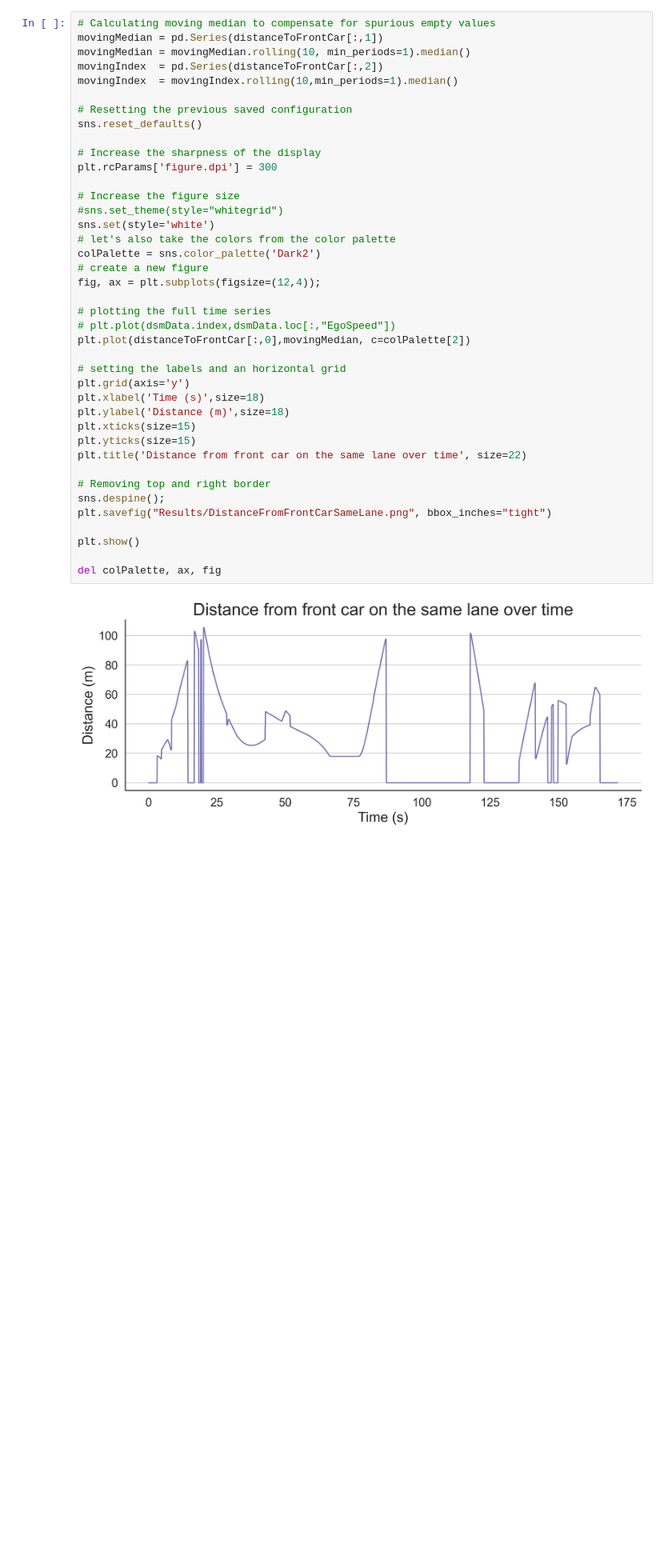
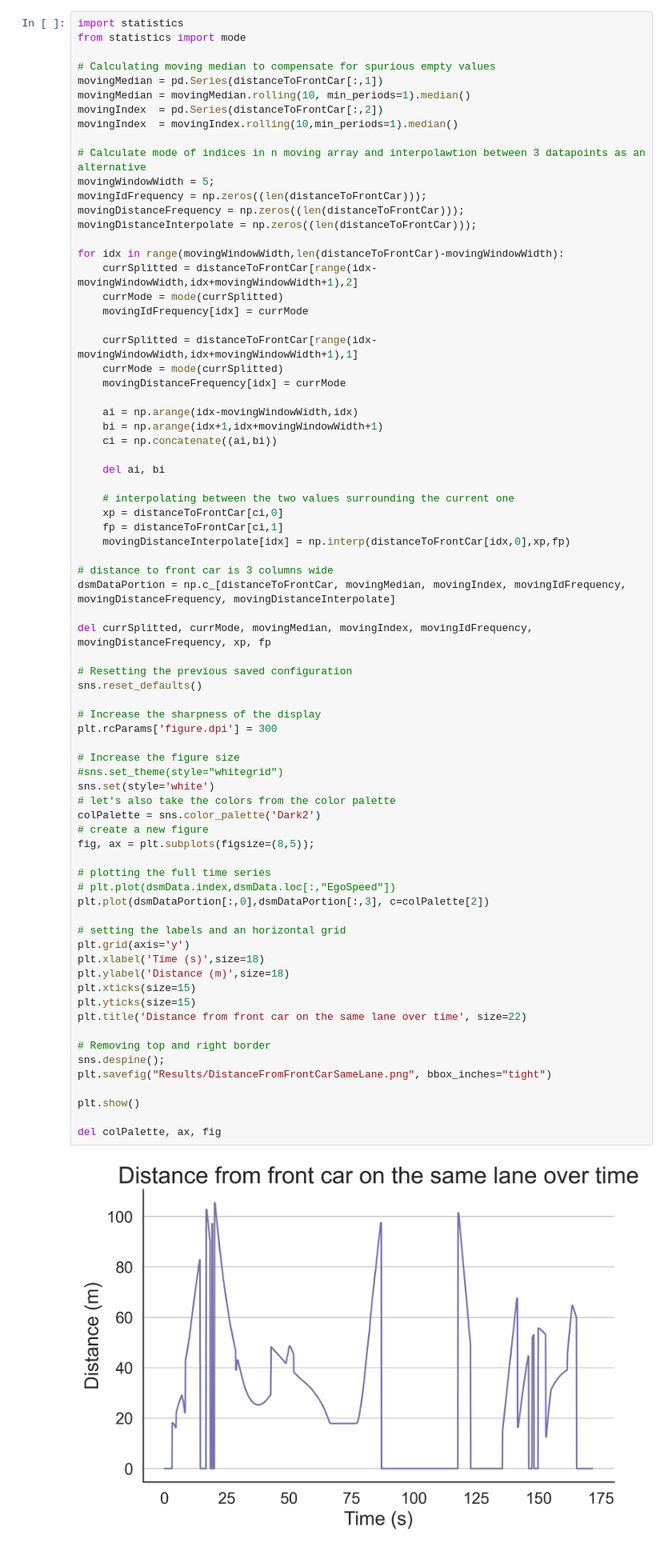
Before and after one commit to Lenakeiz/DSM_Analysis, a Jupyter notebook: DSMAnalysis.ipynb, the cells around one changed output. Shown at 80% size. Saved outputs shown, nothing was run; the diff lists cells and outputs as text; blank space fills up the shorter version.

Commit message:
Added index change detection to see when the car in front is changed

```diff
--- a/DSMAnalysis.ipynb
+++ b/DSMAnalysis.ipynb
@@ -328,42 +332,76 @@ del egoPos, otherPos, currDist, foundCar, calculatedDist, i , j, posOffsetFromSV
 # %%
+import statistics
+from statistics import mode
+
 # Calculating moving median to compensate for spurious empty values
 movingMedian = pd.Series(distanceToFrontCar[:,1])
 movingMedian = movingMedian.rolling(10, min_periods=1).median()
 movingIndex  = pd.Series(distanceToFrontCar[:,2])
 movingIndex  = movingIndex.rolling(10,min_periods=1).median()
+
+# Calculate mode of indices in n moving array and interpolawtion between 3 datapoints as an alternative
+movingWindowWidth = 5;
+movingIdFrequency = np.zeros((len(distanceToFrontCar)));
+movingDistanceFrequency = np.zeros((len(distanceToFrontCar)));
+movingDistanceInterpolate = np.zeros((len(distanceToFrontCar)));
+
+for idx in range(movingWindowWidth,len(distanceToFrontCar)-movingWindowWidth):
+    currSplitted = distanceToFrontCar[range(idx-movingWindowWidth,idx+movingWindowWidth+1),2]
+    currMode = mode(currSplitted)
+    movingIdFrequency[idx] = currMode
+
+    currSplitted = distanceToFrontCar[range(idx-movingWindowWidth,idx+movingWindowWidth+1),1]
+    currMode = mode(currSplitted)
+    movingDistanceFrequency[idx] = currMode
+
+    ai = np.arange(idx-movingWindowWidth,idx)
+    bi = np.arange(idx+1,idx+movingWindowWidth+1)
+    ci = np.concatenate((ai,bi))
+
+    del ai, bi
+
+    # interpolating between the two values surrounding the current one
+    xp = distanceToFrontCar[ci,0]
+    fp = distanceToFrontCar[ci,1]
+    movingDistanceInterpolate[idx] = np.interp(distanceToFrontCar[idx,0],xp,fp)
+
+# distance to front car is 3 columns wide
+dsmDataPortion = np.c_[distanceToFrontCar, movingMedian, movingIndex, movingIdFrequency, movingDistanceFrequency, movingDistanceInterpolate]
+
+del currSplitted, currMode, movingMedian, movingIndex, movingIdFrequency, movingDistanceFrequency, xp, fp
 
 # Resetting the previous saved configuration
 sns.reset_defaults()
 
 # Increase the sharpness of the display
 plt.rcParams['figure.dpi'] = 300
 
 # Increase the figure size
 #sns.set_theme(style="whitegrid")
 sns.set(style='white')
 # let's also take the colors from the color palette
 colPalette = sns.color_palette('Dark2')
 # create a new figure
-fig, ax = plt.subplots(figsize=(12,4));
+fig, ax = plt.subplots(figsize=(8,5));
 
 # plotting the full time series
 # plt.plot(dsmData.index,dsmData.loc[:,"EgoSpeed"])
-plt.plot(distanceToFrontCar[:,0],movingMedian, c=colPalette[2])
+plt.plot(dsmDataPortion[:,0],dsmDataPortion[:,3], c=colPalette[2])
 
 # setting the labels and an horizontal grid
 plt.grid(axis='y')
 plt.xlabel('Time (s)',size=18)
 plt.ylabel('Distance (m)',size=18)
 plt.xticks(size=15)
 plt.yticks(size=15)
 plt.title('Distance from front car on the same lane over time', size=22)
 
 # Removing top and right border
 sns.despine();
 plt.savefig("Results/DistanceFromFrontCarSameLane.png", bbox_inches="tight")
 
 plt.show()
 
 del colPalette, ax, fig
 # %% [output]
-[figure, old version]
+[figure, new version]
```
Also changed, not shown: parts of 5 cells of this notebook.
